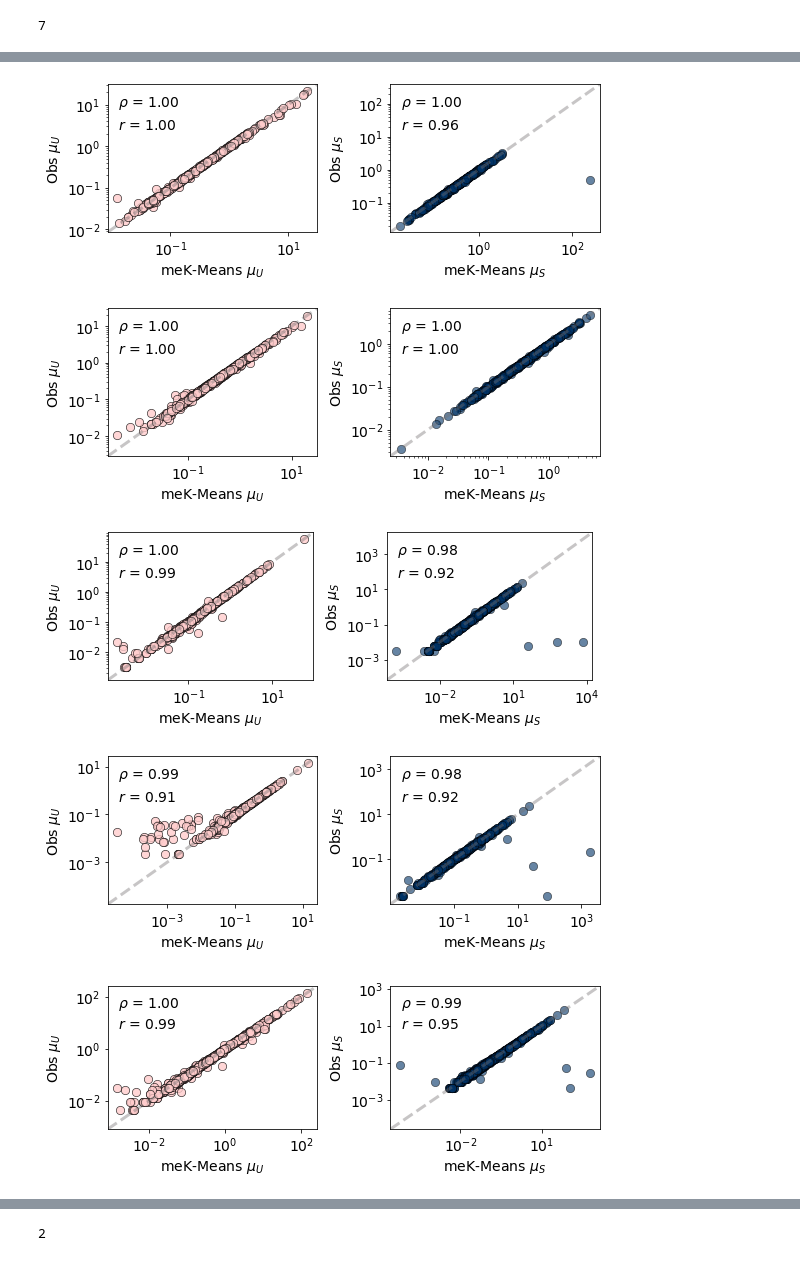
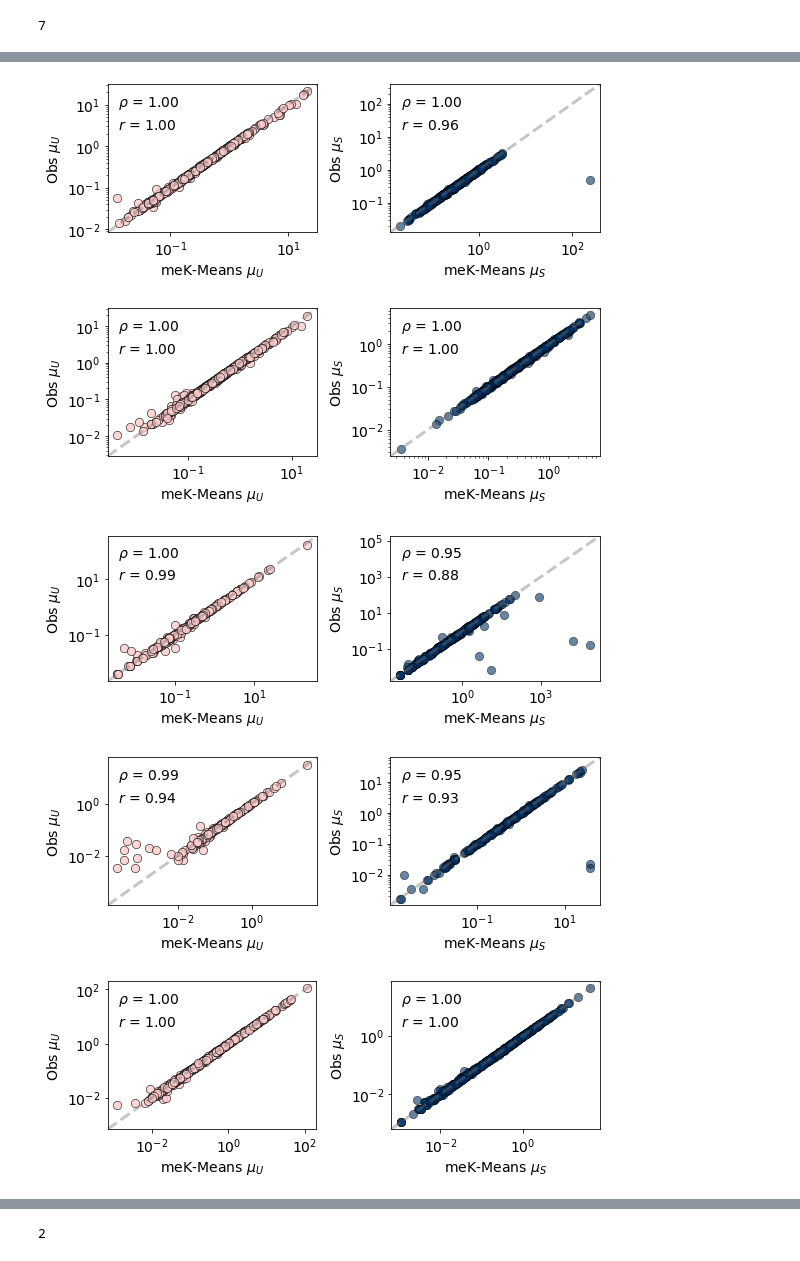
Before and after one commit to tarachari3/perturbCME, a Jupyter notebook: notebooks/20240316_meKMeans_Figs_2_3_plots.ipynb, the cells around one changed output, grey strips where cells are left out. Saved outputs shown, nothing was run; the diff lists cells and outputs as text; code cells hidden in the pictures.

```diff
--- a/notebooks/20240316_meKMeans_Figs_2_3_plots.ipynb
+++ b/notebooks/20240316_meKMeans_Figs_2_3_plots.ipynb
@@ -73,7 +73,7 @@ sim_res = ['./fits/LeidKMeansruns_0306/LK_sim_results.csv',
           './fits/Seuratruns_0306/WNN_sim_results.csv']
 
 bench_res = ['./fits/LeidKMeansruns_0215/LK_res.csv',
-            './fits/meKruns_0216/meK_res_filt.csv',
+            './fits/meKruns_0317/meK_res_filt.csv',
             './fits/scVI_bench_results.csv',
             './fits/Seuratruns_0215/WNN_bench_results.csv',
             './fits/scMDC_bench_results.csv']
@@ -246,7 +246,7 @@ plt.savefig('ARI_pairs_negctrl_sim.pdf')
 [figure]
 # %%
 #Get all results frm allen_b08 to compare #DO SINGLE_NUC
-pair_all_bench = sub_all_bench[~sub_all_bench.Hyperparam.isin([-1,0.75,1.5,2.0,8,15,16]) & sub_all_bench.Data.isin(['allen_b08'])]
+pair_all_bench = sub_all_bench[~sub_all_bench.Hyperparam.isin([-1,0.75,1.5,2.0,8,15,16]) & sub_all_bench.Data.isin(['allen_b02h01a02'])]
 pair_all_bench
 # %% [output]
 |  | Method | Clustering | Matrices | Hyperparam | HVGs | Data | ARI | AMI | Genes |
@@ -671,10 +671,10 @@ def get_assigns(sr):
 to_find = ['./fits/meKruns_0306/gg_240216_025_negctrl_sim_k1_K10_1/negctrl_sim_k1/Bursty_Poisson_1x1/*.res',
           './fits/meKruns_0306/gg_240216_025_k_gamma_sim_k8_K5_1/k_gamma_sim_k8/Bursty_Poisson_1x1/*.res',
           './fits/meKruns_0306/gg_240216_025_b_beta_sim_k8_K10_1/b_beta_sim_k8/Bursty_Poisson_1x1/*.res',
-          './fits/meKruns_0216/gg_240216_025_cl3_K3_1/cl3/Bursty_Poisson_1x1/*.res',
-          './fits/meKruns_0216/gg_240216_025_cl5_K5_1/cl5/Bursty_Poisson_1x1/*.res',
-          './fits/meKruns_0216/gg_240216_025_allen_b08_K10_1/allen_b08/Bursty_Poisson_1x1/*.res',
-          './fits/meKruns_0216/gg_240216_025_allen_b02h01a02_K11_1/allen_b02h01a02/Bursty_Poisson_1x1/*.res']
+          './fits/meKruns_0317/gg_240216_025_cl3_K3_466_1/cl3/Bursty_Poisson_1x1/*.res',
+          './fits/meKruns_0317/gg_240216_025_cl5_K5_357_1/cl5/Bursty_Poisson_1x1/*.res',
+          './fits/meKruns_0317/gg_240216_025_allen_b08_K10_682_1/allen_b08/Bursty_Poisson_1x1/*.res',
+          './fits/meKruns_0317/gg_240216_025_allen_b02h01a02_K11_359_1/allen_b02h01a02/Bursty_Poisson_1x1/*.res']
 
 result_strings = []
 for f in to_find:
@@ -773,6 +767,6 @@ processed_allen_B02H01A02_raw_conf_mat.pdf
 # %%
 #Mean U,S correlations to parameters for one cluster per dataset
-clus_list = [1,4,5,2,4,6,5]
+clus_list = [1,4,5,2,4,6,8]
 
 for d,r,clus,l in zip(sd,sr,clus_list,looms):
     fname = l[l.rfind('/')+1:l.rfind('.loom')]+'_clus'+str(clus)+'_means_corr.pdf'
@@ -789,6 +783,6 @@ processed_allen_B02H01A02_raw_clus5_means_corr.pdf
 [figure]
 [figure]
 [figure]
-[figure, old version]
+[figure, new version]
-[figure, old version]
+[figure, new version]
-[figure, old version]
+[figure, new version]
```
Also changed, not shown: parts of 36 cells of this notebook, 1 other file.
